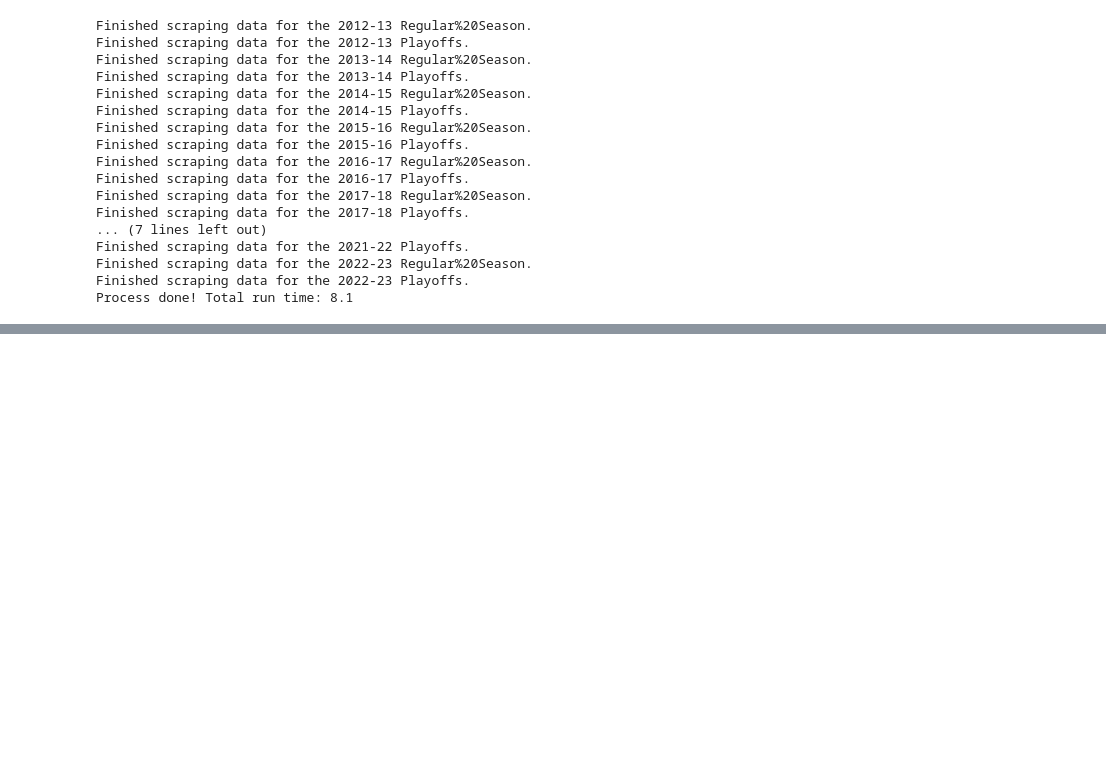
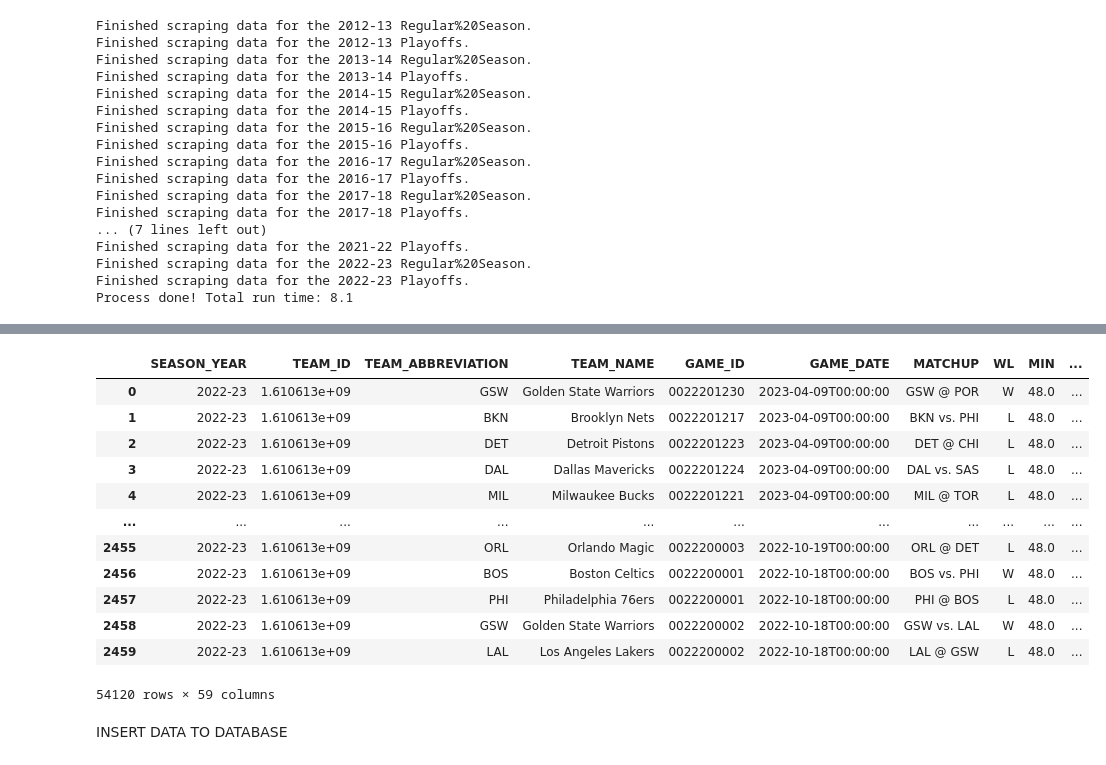
Before and after one commit to bigchungus2303/NBA_Web_scraping_project, a Jupyter notebook: NBA project.ipynb, the cells around one changed output, grey strips where cells are left out. Cells and saved outputs as stored; diff of their text form; code cells hidden in the pictures; blank space fills up the shorter version.

```diff
--- a/NBA project.ipynb
+++ b/NBA project.ipynb
@@ -319,10 +391,10 @@ from mysql.connector import Error
 # Database connection
 try:
     conn = mysql.connector.connect(
-        database='your_database',
-        user='your_username',
-        password='your_password',
-        host='your_host'
+        database='NBA',
+        user='root',
+        password='Money1995!',
+        host='localhost'
     )
     if conn.is_connected():
         cursor = conn.cursor()
@@ -331,7 +403,7 @@ except Error as e:
     print(e)
 
 df_cols_2 = [...]  # List of column names
-df_1 = pd.DataFrame(columns=df_cols_2)
+df_7 = pd.DataFrame(columns=df_cols_2)
 
 season_types = ['Regular%20Season', 'Playoffs']
 years = ['2012-13', '2013-14', '2014-15', '2015-16', '2016-17', '2017-18', '2018-19', '2019-20', '2020-21', '2021-22', '2022-23']
@@ -352,11 +424,14 @@ for y in years:
         temp_df6 = pd.concat([temp_df4, temp_df5], axis=1)
 
         # Append temp_df3 to the main DataFrame
-        df_1 = pd.concat([df_1, temp_df6], axis=0)
+        df_7 = pd.concat([df_7, temp_df6], axis=0)
 
         print(f'Finished scraping data for the {y} {s}. ')
         lag = np.random.uniform(5, 40)
         time.sleep(lag)
 
 print(f'Process done! Total run time: {round((time.time() - begin_loop)/60, 2)}')
-df_1.to_excel('nba_team_stats.xlsx', index=False)
+if conn.is_connected():
+    cursor.close()
+    conn.close()
+    print("MySQL connection is closed")
@@ -362,0 +456,21 @@ df_1.to_excel('nba_team_stats.xlsx', index=False)
+# %%
+# drop NaN table
+df_7 = df_7.drop(columns=df_7.columns[0])
+# %%
+df_7
+# %% [output]
+|  | SEASON_YEAR | TEAM_ID | TEAM_ABBREVIATION | TEAM_NAME | GAME_ID | GAME_DATE | MATCHUP | WL | MIN | ... |
+| 0 | 2022-23 | 1.610613e+09 | GSW | Golden State Warriors | 0022201230 | 2023-04-09T00:00:00 | GSW @ POR | W | 48.0 | ... |
+| 1 | 2022-23 | 1.610613e+09 | BKN | Brooklyn Nets | 0022201217 | 2023-04-09T00:00:00 | BKN vs. PHI | L | 48.0 | ... |
+| 2 | 2022-23 | 1.610613e+09 | DET | Detroit Pistons | 0022201223 | 2023-04-09T00:00:00 | DET @ CHI | L | 48.0 | ... |
+| 3 | 2022-23 | 1.610613e+09 | DAL | Dallas Mavericks | 0022201224 | 2023-04-09T00:00:00 | DAL vs. SAS | L | 48.0 | ... |
+| 4 | 2022-23 | 1.610613e+09 | MIL | Milwaukee Bucks | 0022201221 | 2023-04-09T00:00:00 | MIL @ TOR | L | 48.0 | ... |
+| ... | ... | ... | ... | ... | ... | ... | ... | ... | ... | ... |
+| 2455 | 2022-23 | 1.610613e+09 | ORL | Orlando Magic | 0022200003 | 2022-10-19T00:00:00 | ORL @ DET | L | 48.0 | ... |
+| 2456 | 2022-23 | 1.610613e+09 | BOS | Boston Celtics | 0022200001 | 2022-10-18T00:00:00 | BOS vs. PHI | W | 48.0 | ... |
+| 2457 | 2022-23 | 1.610613e+09 | PHI | Philadelphia 76ers | 0022200001 | 2022-10-18T00:00:00 | PHI @ BOS | L | 48.0 | ... |
+| 2458 | 2022-23 | 1.610613e+09 | GSW | Golden State Warriors | 0022200002 | 2022-10-18T00:00:00 | GSW vs. LAL | W | 48.0 | ... |
+| 2459 | 2022-23 | 1.610613e+09 | LAL | Los Angeles Lakers | 0022200002 | 2022-10-18T00:00:00 | LAL @ GSW | L | 48.0 | ... |
+54120 rows × 59 columns
+# %% [markdown]
+INSERT DATA TO DATABASE
```
Also changed, not shown: parts of 16 cells of this notebook, 2 other files.
